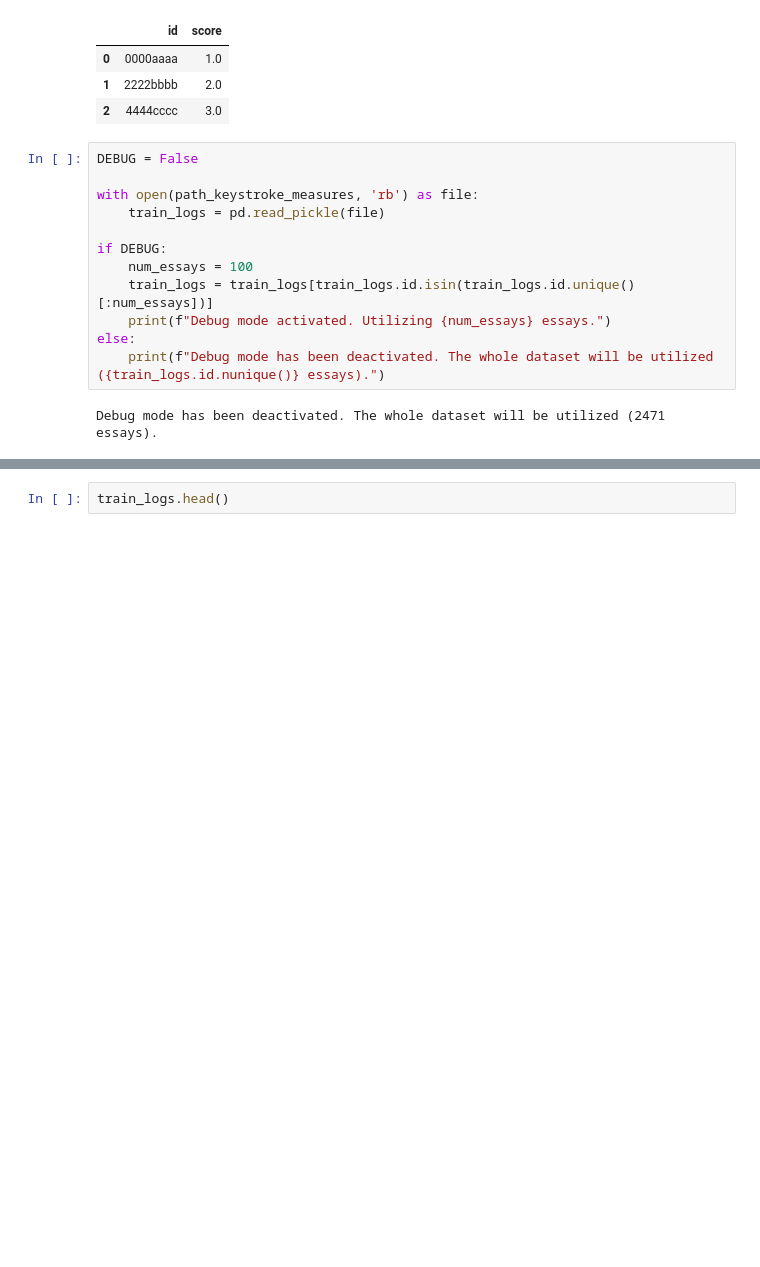
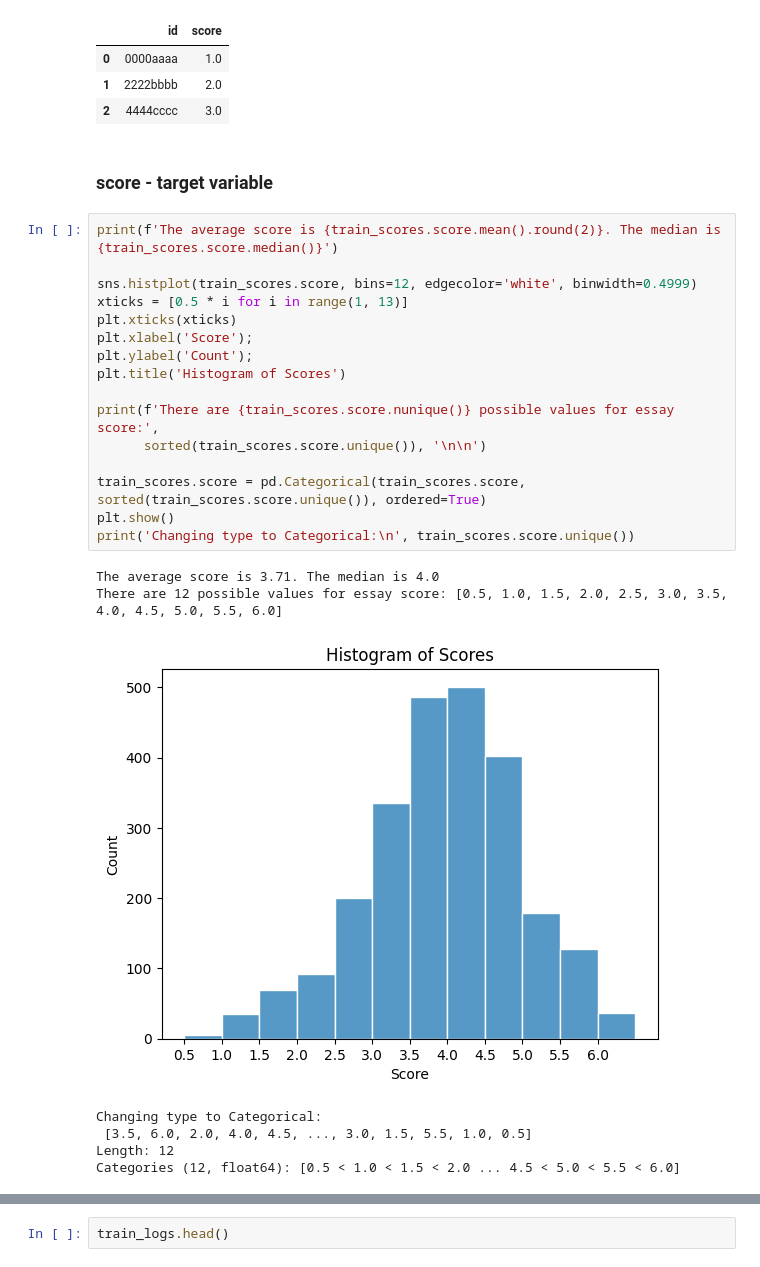
Before and after one commit to sergiogmad/process-quality-writing, a Jupyter notebook: process-vs-quality-in-writing.ipynb, the cells around one changed output, grey strips where cells are left out. Saved outputs shown, nothing was run; the diff lists cells and outputs as text; blank space fills up the shorter version.

```diff
--- a/process-vs-quality-in-writing.ipynb
+++ b/process-vs-quality-in-writing.ipynb
@@ -41,17 +71,29 @@ sample_submission
 | 0 | 0000aaaa | 1.0 |
 | 1 | 2222bbbb | 2.0 |
 | 2 | 4444cccc | 3.0 |
-# %%
-DEBUG = False
-
-with open(path_keystroke_measures, 'rb') as file:
-    train_logs = pd.read_pickle(file)
-
-if DEBUG:
-    num_essays = 100
-    train_logs = train_logs[train_logs.id.isin(train_logs.id.unique()[:num_essays])]
-    print(f"Debug mode activated. Utilizing {num_essays} essays.")
-else:
-    print(f"Debug mode has been deactivated. The whole dataset will be utilized ({train_logs.id.nunique()} essays).")
-# %% [output]
-Debug mode has been deactivated. The whole dataset will be utilized (2471 essays).
+# %% [markdown]
+### **score** - target variable
+# %%
+print(f'The average score is {train_scores.score.mean().round(2)}. The median is {train_scores.score.median()}')
+
+sns.histplot(train_scores.score, bins=12, edgecolor='white', binwidth=0.4999)
+xticks = [0.5 * i for i in range(1, 13)]
+plt.xticks(xticks)
+plt.xlabel('Score');
+plt.ylabel('Count');
+plt.title('Histogram of Scores')
+
+print(f'There are {train_scores.score.nunique()} possible values for essay score:',
+      sorted(train_scores.score.unique()), '\n\n')
+
+train_scores.score = pd.Categorical(train_scores.score, sorted(train_scores.score.unique()), ordered=True)
+plt.show()
+print('Changing type to Categorical:\n', train_scores.score.unique())
+# %% [output]
+The average score is 3.71. The median is 4.0
+There are 12 possible values for essay score: [0.5, 1.0, 1.5, 2.0, 2.5, 3.0, 3.5, 4.0, 4.5, 5.0, 5.5, 6.0]
+[figure, added]
+Changing type to Categorical:
+ [3.5, 6.0, 2.0, 4.0, 4.5, ..., 3.0, 1.5, 5.5, 1.0, 0.5]
+Length: 12
+Categories (12, float64): [0.5 < 1.0 < 1.5 < 2.0 ... 4.5 < 5.0 < 5.5 < 6.0]
```
Also changed, not shown: parts of 62 cells of this notebook.
